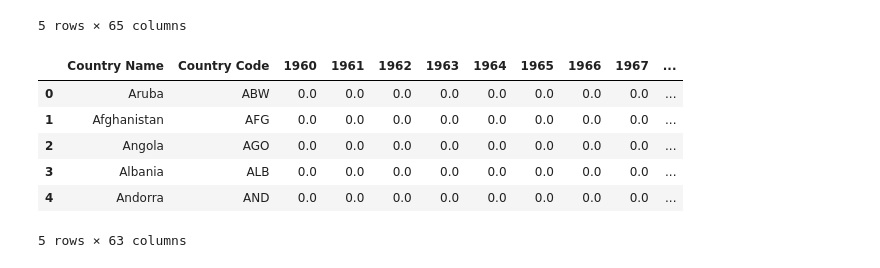
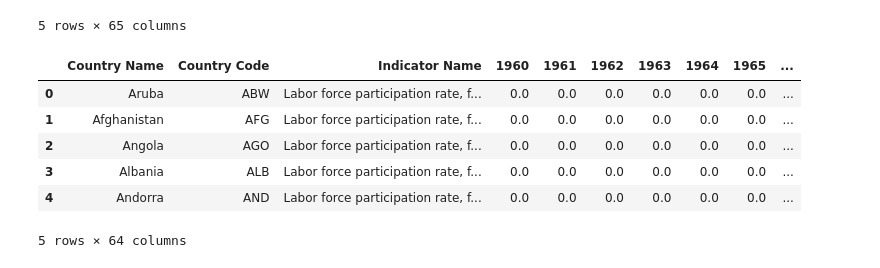
Before and after one commit to liliana-ilut/women-in-power, a Jupyter notebook: girlspower.ipynb, the cells around one changed output. Drawn from its saved outputs; the diff is of its cells as text; code cells hidden in the pictures.

```diff
--- a/girlspower.ipynb
+++ b/girlspower.ipynb
@@ -149,16 +205,16 @@ df_labor_fill.head()
 5 rows × 65 columns
 # %%
 #remove additional columns
-df_labor_short = df_labor_fill.drop(["Indicator Name", "Indicator Code"], axis=1)
+df_labor_short = df_labor_fill.drop(["Indicator Code"], axis=1)
 df_labor_short.head()
 # %% [output]
-|  | Country Name | Country Code | 1960 | 1961 | 1962 | 1963 | 1964 | 1965 | 1966 | 1967 | ... |
-| 0 | Aruba | ABW | 0.0 | 0.0 | 0.0 | 0.0 | 0.0 | 0.0 | 0.0 | 0.0 | ... |
-| 1 | Afghanistan | AFG | 0.0 | 0.0 | 0.0 | 0.0 | 0.0 | 0.0 | 0.0 | 0.0 | ... |
-| 2 | Angola | AGO | 0.0 | 0.0 | 0.0 | 0.0 | 0.0 | 0.0 | 0.0 | 0.0 | ... |
-| 3 | Albania | ALB | 0.0 | 0.0 | 0.0 | 0.0 | 0.0 | 0.0 | 0.0 | 0.0 | ... |
-| 4 | Andorra | AND | 0.0 | 0.0 | 0.0 | 0.0 | 0.0 | 0.0 | 0.0 | 0.0 | ... |
+|  | Country Name | Country Code | Indicator Name | 1960 | 1961 | 1962 | 1963 | 1964 | 1965 | ... |
+| 0 | Aruba | ABW | Labor force participation rate, f... | 0.0 | 0.0 | 0.0 | 0.0 | 0.0 | 0.0 | ... |
+| 1 | Afghanistan | AFG | Labor force participation rate, f... | 0.0 | 0.0 | 0.0 | 0.0 | 0.0 | 0.0 | ... |
+| 2 | Angola | AGO | Labor force participation rate, f... | 0.0 | 0.0 | 0.0 | 0.0 | 0.0 | 0.0 | ... |
+| 3 | Albania | ALB | Labor force participation rate, f... | 0.0 | 0.0 | 0.0 | 0.0 | 0.0 | 0.0 | ... |
+| 4 | Andorra | AND | Labor force participation rate, f... | 0.0 | 0.0 | 0.0 | 0.0 | 0.0 | 0.0 | ... |
-5 rows × 63 columns
+5 rows × 64 columns
 # %%
 df4="Resources/ownership.csv"
 
```
Also changed, not shown: parts of 15 cells of this notebook, 2 other files.
